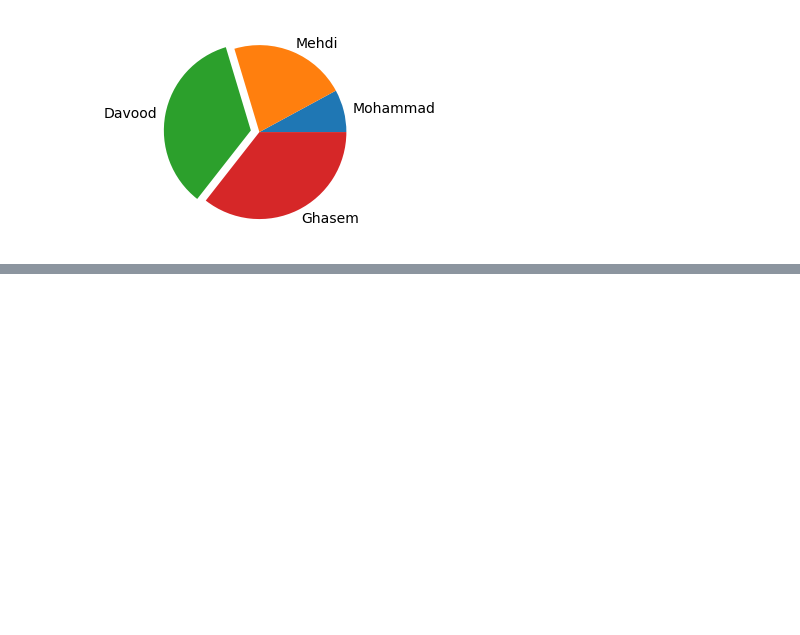
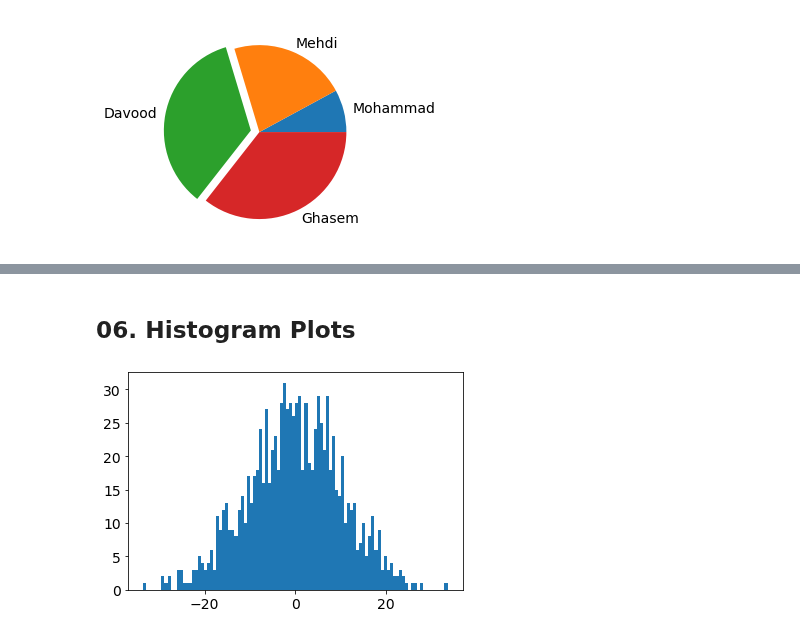
Before and after one commit to DavoodSZ1993/Python_Tutorial, a Jupyter notebook: 1_matplotlib_plots.ipynb, the cells around one changed output, grey strips where cells are left out. Saved outputs shown, nothing was run; the diff lists cells and outputs as text; code cells hidden in the pictures; blank space fills up the shorter version.

```diff
--- a/1_matplotlib_plots.ipynb
+++ b/1_matplotlib_plots.ipynb
@@ -92,0 +107,8 @@ plt.pie(y, labels=x, explode=explode);
+# %% [markdown]
+## 06. Histogram Plots
+# %%
+dist_data = np.random.randn(1000)*10
+
+plt.hist(dist_data, bins=100);
+# %% [output]
+[figure, added]
```
Also changed, not shown: parts of 2 cells of this notebook.
